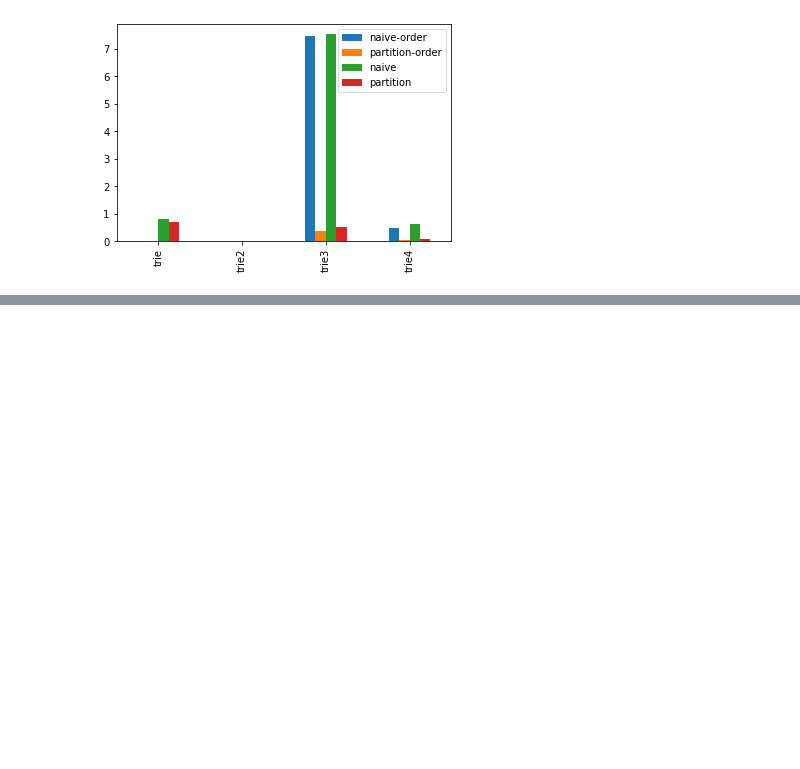
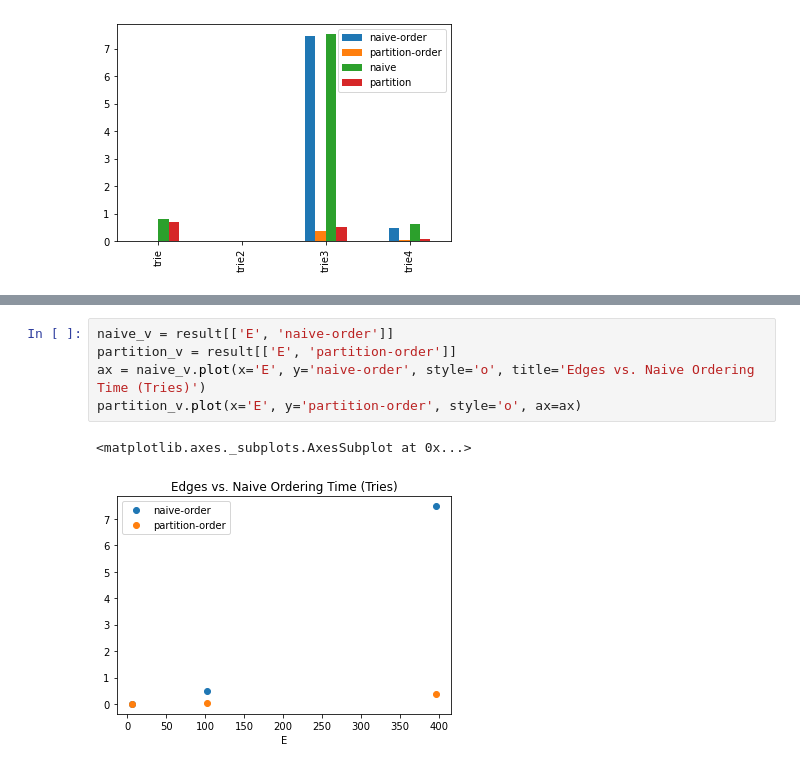
Before and after one commit to emmagan/jhu_comp_gen, a Jupyter notebook: benchmark/bench_analytics.ipynb, the cells around one changed output, grey strips where cells are left out. Drawn from its saved outputs; the diff is of its cells as text; blank space fills up the shorter version.

```diff
--- a/benchmark/bench_analytics.ipynb
+++ b/benchmark/bench_analytics.ipynb
@@ -48,0 +106,8 @@ manual_df
+# %%
+naive_v = result[['E', 'naive-order']]
+partition_v = result[['E', 'partition-order']]
+ax = naive_v.plot(x='E', y='naive-order', style='o', title='Edges vs. Naive Ordering Time (Tries)')
+partition_v.plot(x='E', y='partition-order', style='o', ax=ax)
+# %% [output]
+<matplotlib.axes._subplots.AxesSubplot at 0x...>
+[figure, added]
```
Also changed, not shown: parts of 10 cells of this notebook, 7 other files.
